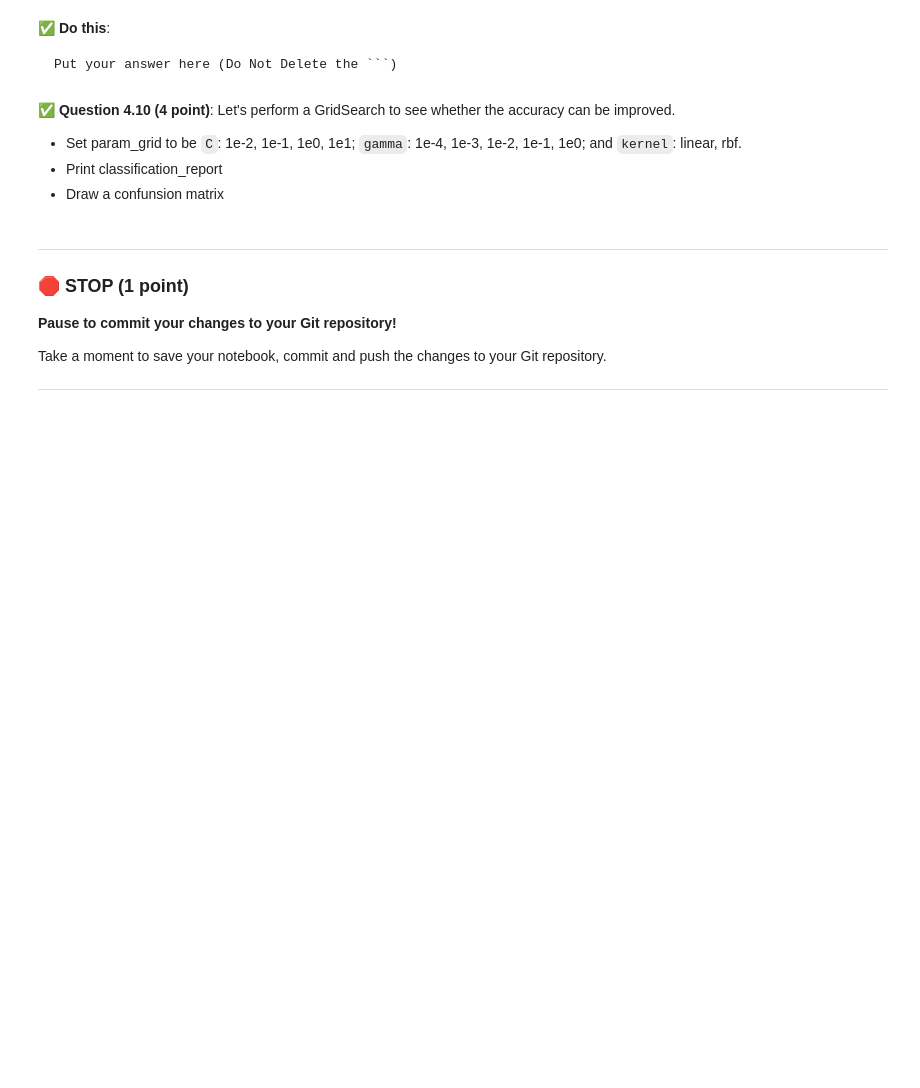
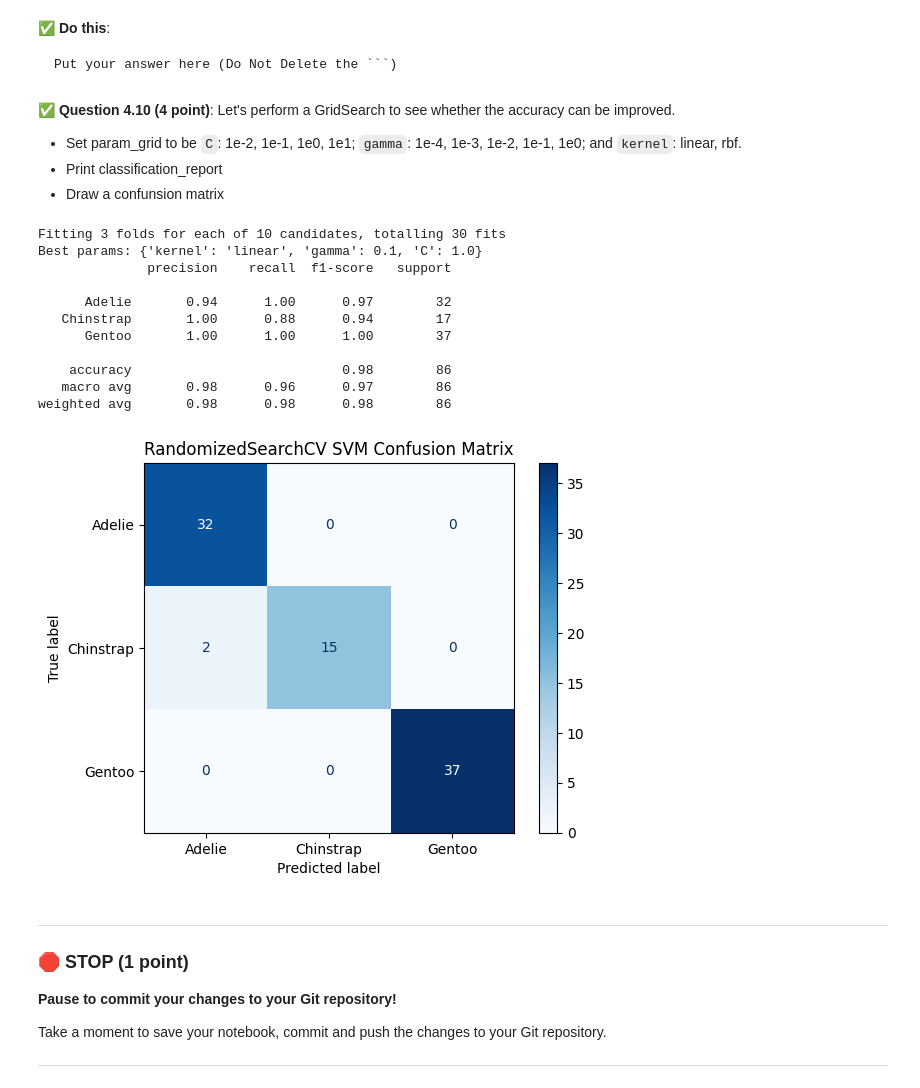
Before and after one commit to yashikaadesai/CMSE202-S25-turnin, a Jupyter notebook: final/CMSE202-Final-Section003-STUDENT.ipynb, the cells around one changed output. Cells and saved outputs as stored; diff of their text form; code cells hidden in the pictures; blank space fills up the shorter version.

```diff
--- a/final/CMSE202-Final-Section003-STUDENT.ipynb
+++ b/final/CMSE202-Final-Section003-STUDENT.ipynb
@@ -517,6 +517,53 @@
 * Draw a confunsion matrix
 # %%
 ### Put your code here
+from sklearn.model_selection import RandomizedSearchCV
+from sklearn.svm import SVC
+from sklearn.metrics import classification_report, confusion_matrix, ConfusionMatrixDisplay
+import matplotlib.pyplot as plt
+
+#parameter grid
+param_dist = {
+    'C':     [1e-2, 1e-1, 1e0, 1e1],
+    'gamma': [1e-4, 1e-3, 1e-2, 1e-1, 1e0],
+    'kernel':['linear','rbf']
+}
+
+#10 random combos × 3-fold CV = 30 fits
+rand_search = RandomizedSearchCV(SVC(),param_distributions=param_dist,
+n_iter=10,          # only 10 random settings
+cv=3,               # 3-fold CV
+n_jobs=1,           # running single-threaded to reduce memory blowups
+random_state=42,
+verbose=1)
+
+rand_search.fit(X_train, y_train)
+
+# Prediction & report
+y_pred = rand_search.predict(X_test)
+print("Best params:", rand_search.best_params_)
+print(classification_report(y_test, y_pred, target_names=le.classes_))
+
+# plotting Confusion matrix
+cm = confusion_matrix(y_test, y_pred)
+disp = ConfusionMatrixDisplay(cm, display_labels=le.classes_)
+disp.plot(cmap='Blues')
+plt.title("RandomizedSearchCV SVM Confusion Matrix")
+plt.show()
+#used chat gpt for this one as well
+# %% [output]
+Fitting 3 folds for each of 10 candidates, totalling 30 fits
+Best params: {'kernel': 'linear', 'gamma': 0.1, 'C': 1.0}
+              precision    recall  f1-score   support
+
+      Adelie       0.94      1.00      0.97        32
+   Chinstrap       1.00      0.88      0.94        17
+      Gentoo       1.00      1.00      1.00        37
+
+    accuracy                           0.98        86
+   macro avg       0.98      0.96      0.97        86
+weighted avg       0.98      0.98      0.98        86
+[figure, added]
 # %% [markdown]
 ---
 ### &#128721; STOP (1 point)
```
Also changed, not shown: parts of 1 cell of this notebook.
